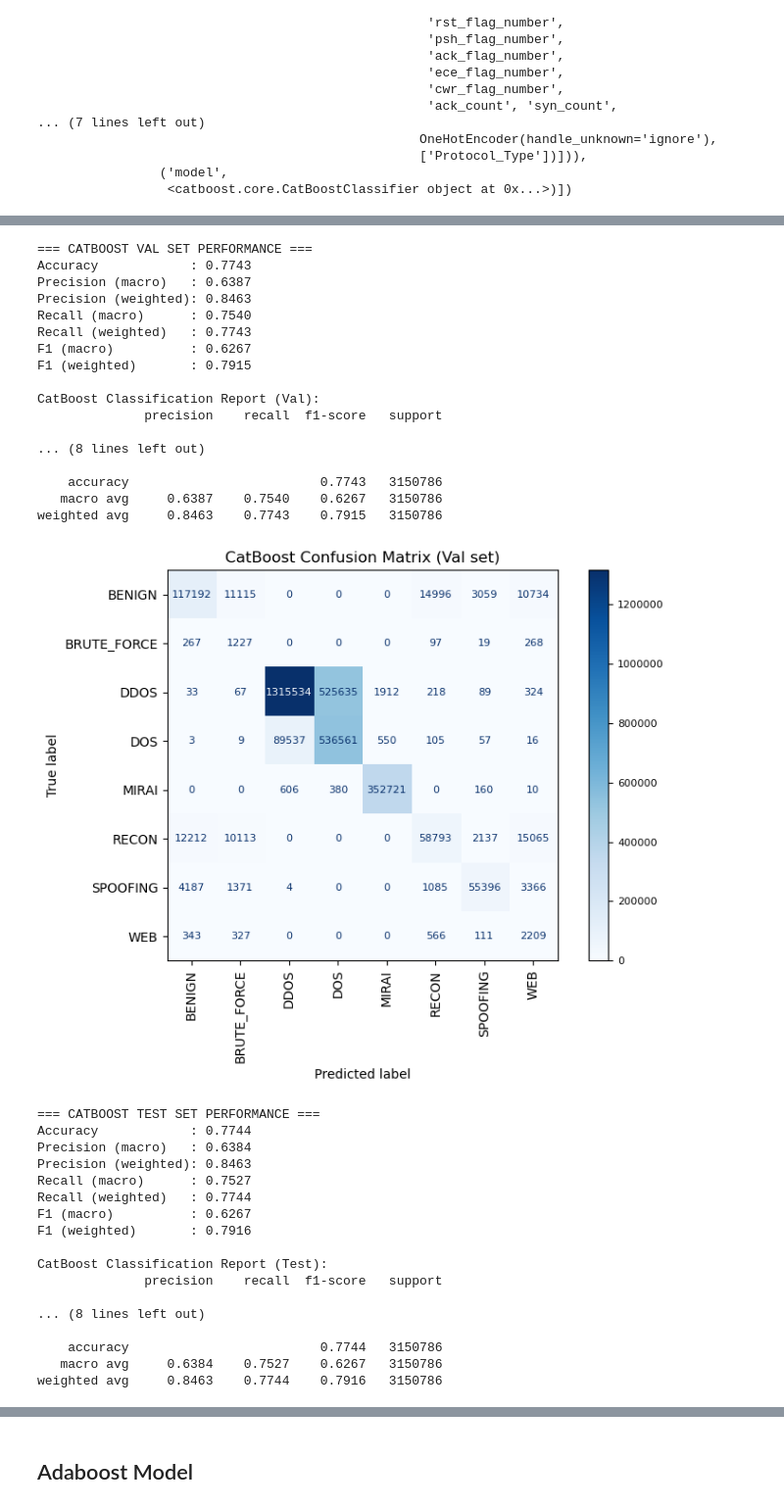
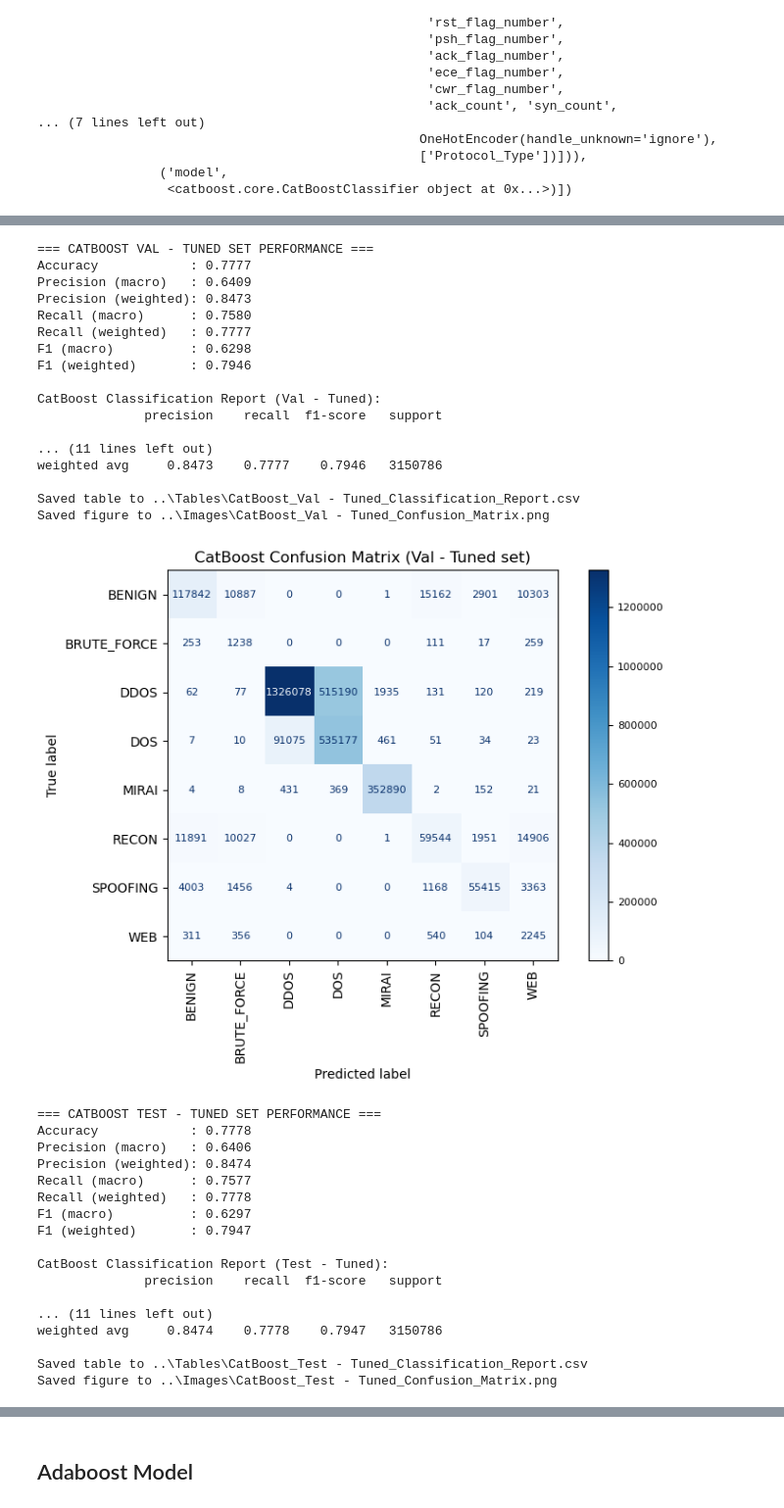
Before and after one commit to gw-00/Cybersecurity_Capstone, a Jupyter notebook: Code_Library/Modeling.ipynb, the cells around one changed output, grey strips where cells are left out. Shown at 98% size. Cells and saved outputs as stored; diff of their text form; code cells hidden in the pictures.

```diff
--- a/Code_Library/Modeling.ipynb
+++ b/Code_Library/Modeling.ipynb
@@ -863,7 +1023,7 @@ def evaluate_multiclass_model_catboost(pipeline, X, y_true_enc, split_name="val"
         output_dict=True
     )
     report_df = pd.DataFrame(report_dict).T
-    # save_table(report_df, f"CatBoost_{split_name}_Classification_Report.csv", index=True)
+    save_table(report_df, f"CatBoost_{split_name}_Classification_Report.csv", index=True)
 
     # Confusion matrix
     cm = confusion_matrix(y_true_enc, y_pred_enc)
@@ -882,7 +1042,7 @@ def evaluate_multiclass_model_catboost(pipeline, X, y_true_enc, split_name="val"
     ax.set_title(f"CatBoost Confusion Matrix ({split_name} set)")
     plt.tight_layout()
 
-    # save_figure(fig, f"CatBoost_{split_name}_Confusion_Matrix.png", dpi=300)
+    save_figure(fig, f"CatBoost_{split_name}_Confusion_Matrix.png", dpi=300)
     plt.show()
     plt.close(fig)
 
@@ -890,63 +1050,63 @@ def evaluate_multiclass_model_catboost(pipeline, X, y_true_enc, split_name="val"
     return {
         "accuracy": acc,
         "precision_macro": precision_macro,
         "precision_weighted": precision_weighted,
         "recall_macro": recall_macro,
         "recall_weighted": recall_weighted,
         "f1_macro": f1_macro,
         "f1_weighted": f1_weighted,
         "y_pred_enc": y_pred_enc,
         "y_pred_proba": y_pred_proba,
     }
 
 # Evaluate CatBoost on validation and test sets
 
 cat_val_results = evaluate_multiclass_model_catboost(
     cat_pipeline,
     X_val,
     y_val_enc,
-    split_name="Val"
+    split_name="Val - Tuned"
 )
 
 cat_test_results = evaluate_multiclass_model_catboost(
     cat_pipeline,
     X_test,
     y_test_enc,
-    split_name="Test"
+    split_name="Test - Tuned"
 )
 # %% [output]
-=== CATBOOST VAL SET PERFORMANCE ===
-Accuracy            : 0.7743
-Precision (macro)   : 0.6387
-Precision (weighted): 0.8463
-Recall (macro)      : 0.7540
-Recall (weighted)   : 0.7743
-F1 (macro)          : 0.6267
-F1 (weighted)       : 0.7915
+=== CATBOOST VAL - TUNED SET PERFORMANCE ===
+Accuracy            : 0.7777
+Precision (macro)   : 0.6409
+Precision (weighted): 0.8473
+Recall (macro)      : 0.7580
+Recall (weighted)   : 0.7777
+F1 (macro)          : 0.6298
+F1 (weighted)       : 0.7946
 
-CatBoost Classification Report (Val):
+CatBoost Classification Report (Val - Tuned):
               precision    recall  f1-score   support
 
-... (8 lines left out)
+... (11 lines left out)
+weighted avg     0.8473    0.7777    0.7946   3150786
 
-    accuracy                         0.7743   3150786
-   macro avg     0.6387    0.7540    0.6267   3150786
-weighted avg     0.8463    0.7743    0.7915   3150786
+Saved table to ..\Tables\CatBoost_Val - Tuned_Classification_Report.csv
+Saved figure to ..\Images\CatBoost_Val - Tuned_Confusion_Matrix.png
-[figure, old version]
+[figure, new version]
-=== CATBOOST TEST SET PERFORMANCE ===
-Accuracy            : 0.7744
-Precision (macro)   : 0.6384
-Precision (weighted): 0.8463
-Recall (macro)      : 0.7527
-Recall (weighted)   : 0.7744
-F1 (macro)          : 0.6267
-F1 (weighted)       : 0.7916
+=== CATBOOST TEST - TUNED SET PERFORMANCE ===
+Accuracy            : 0.7778
+Precision (macro)   : 0.6406
+Precision (weighted): 0.8474
+Recall (macro)      : 0.7577
+Recall (weighted)   : 0.7778
+F1 (macro)          : 0.6297
+F1 (weighted)       : 0.7947
 
-CatBoost Classification Report (Test):
+CatBoost Classification Report (Test - Tuned):
               precision    recall  f1-score   support
 
-... (8 lines left out)
+... (11 lines left out)
+weighted avg     0.8474    0.7778    0.7947   3150786
 
-    accuracy                         0.7744   3150786
-   macro avg     0.6384    0.7527    0.6267   3150786
-weighted avg     0.8463    0.7744    0.7916   3150786
+Saved table to ..\Tables\CatBoost_Test - Tuned_Classification_Report.csv
+Saved figure to ..\Images\CatBoost_Test - Tuned_Confusion_Matrix.png
```
Also changed, not shown: parts of 23 cells of this notebook, 28 other files.
